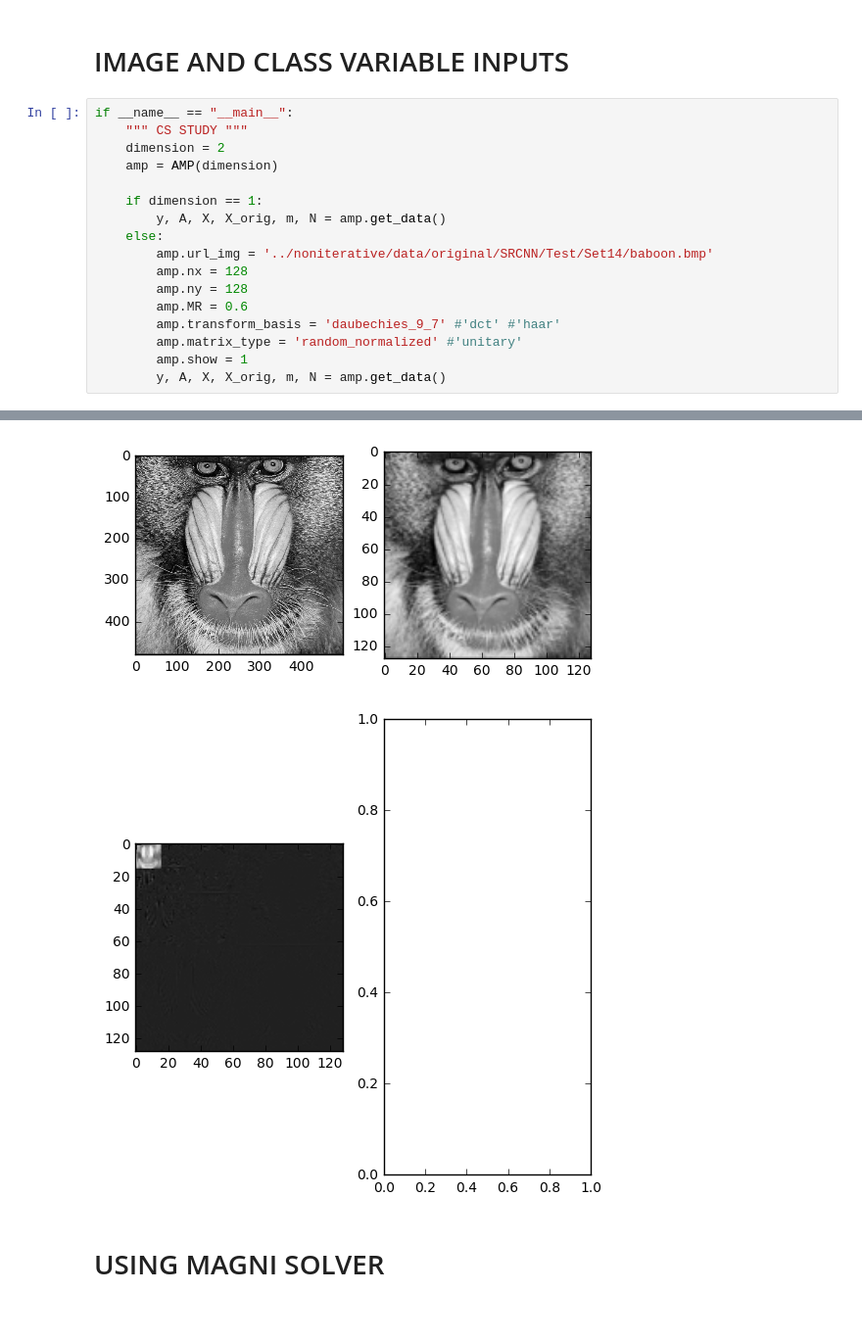
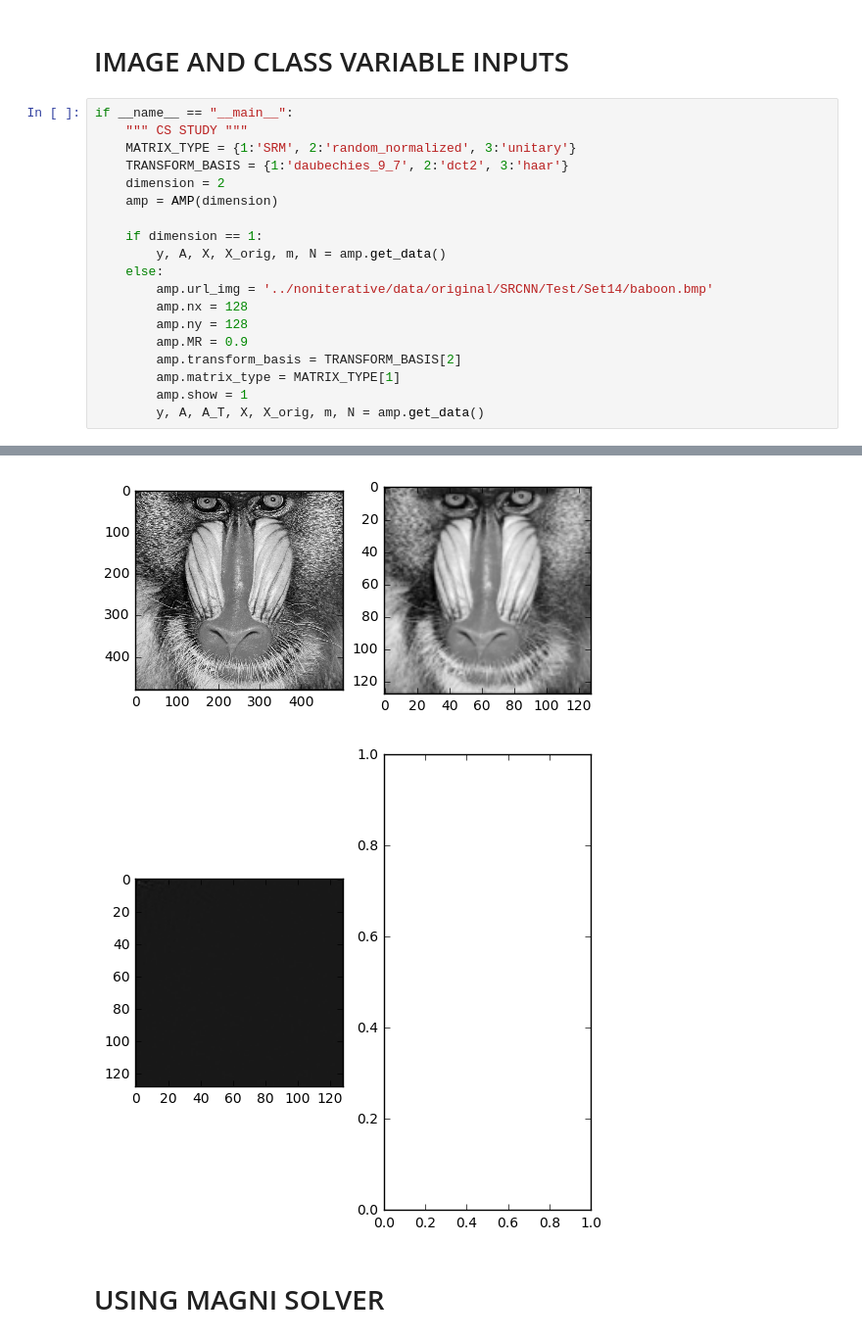
Before and after one commit to prerakmody/compressiveSensing, a Jupyter notebook: cs_methods/amp/amp_magni.ipynb, the cells around one changed output, grey strips where cells are left out. Shown at 98% size. Saved outputs shown, nothing was run; the diff lists cells and outputs as text.

Commit message:
SRM technique tested with DCT and daubechies9/7

```diff
--- a/cs_methods/amp/amp_magni.ipynb
+++ b/cs_methods/amp/amp_magni.ipynb
@@ -343,6 +373,8 @@ class AMP():
 # %%
 if __name__ == "__main__":
     """ CS STUDY """
+    MATRIX_TYPE = {1:'SRM', 2:'random_normalized', 3:'unitary'}
+    TRANSFORM_BASIS = {1:'daubechies_9_7', 2:'dct2', 3:'haar'}
     dimension = 2
     amp = AMP(dimension)
 
@@ -352,10 +384,10 @@ if __name__ == "__main__":
         amp.url_img = '../noniterative/data/original/SRCNN/Test/Set14/baboon.bmp'
         amp.nx = 128
         amp.ny = 128
-        amp.MR = 0.6
-        amp.transform_basis = 'daubechies_9_7' #'dct' #'haar'
-        amp.matrix_type = 'random_normalized' #'unitary'
+        amp.MR = 0.9
+        amp.transform_basis = TRANSFORM_BASIS[2]
+        amp.matrix_type = MATRIX_TYPE[1]
         amp.show = 1
-        y, A, X, X_orig, m, N = amp.get_data()
+        y, A, A_T, X, X_orig, m, N = amp.get_data()
 # %% [output]
 Img shape: (480, 500)  Resized: (128, 128)
@@ -366,5 +397,5 @@ Variable Shapes: (9830, 1) (9830, 16384) (16384, 1)
 [figure]
-[figure, old version]
+[figure, new version]
 # %% [markdown]
 # USING MAGNI SOLVER
 # %%
```
Also changed, not shown: parts of 8 cells of this notebook, 5 other files.
